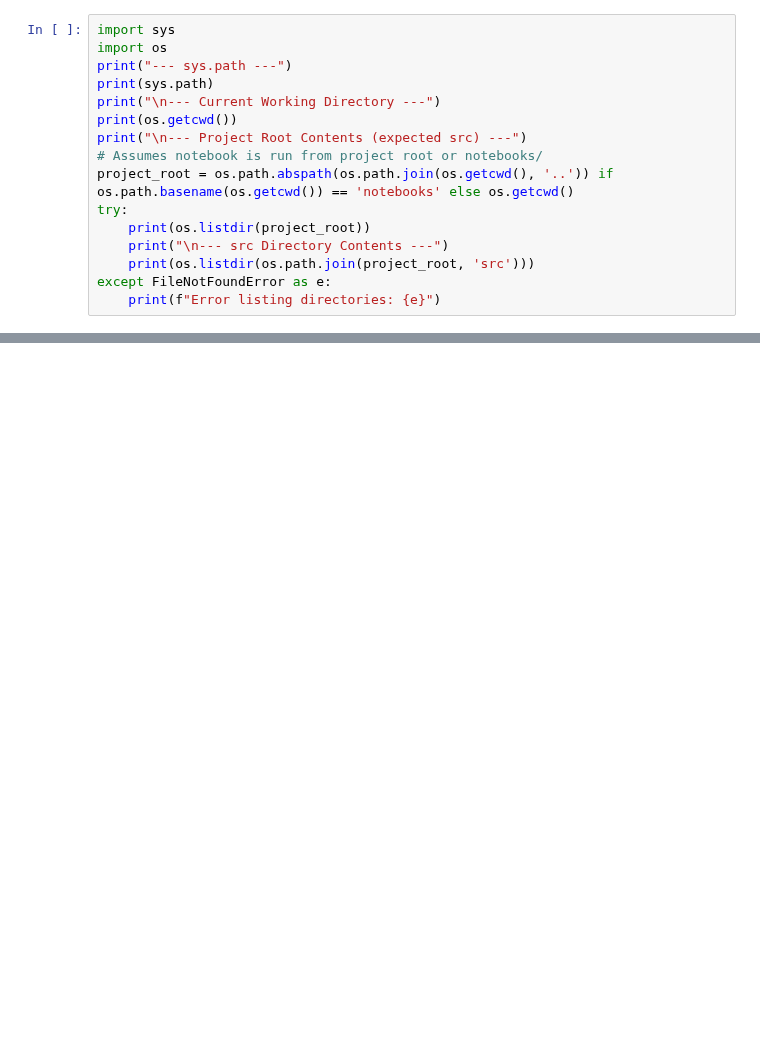
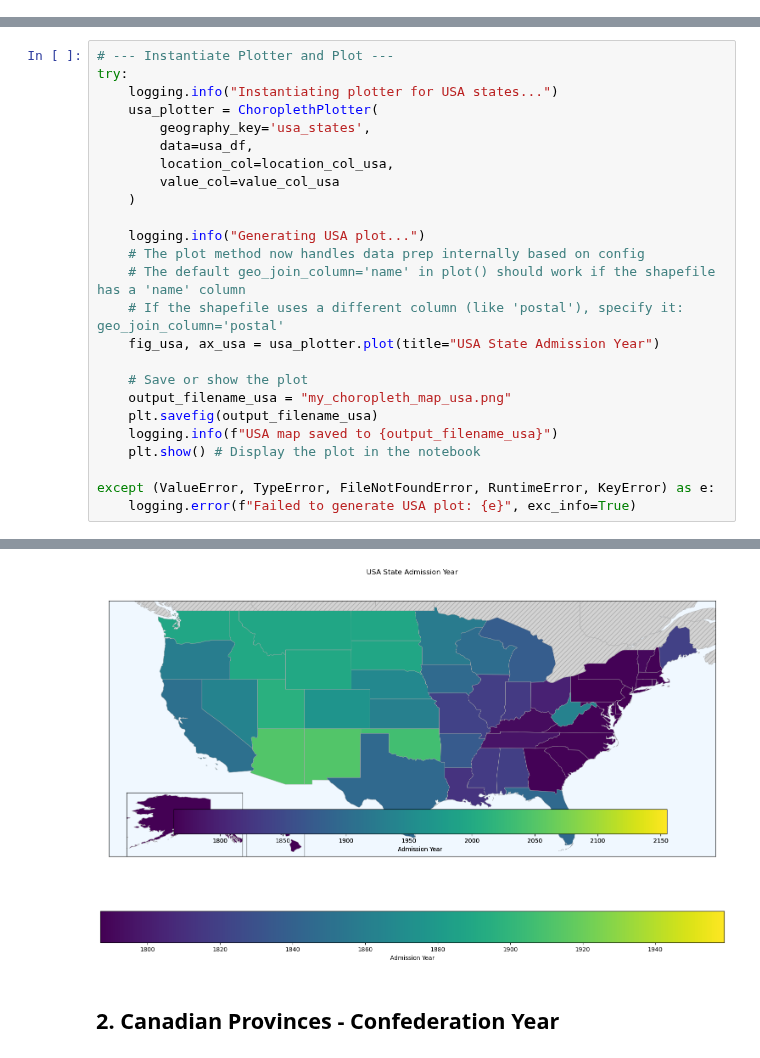
Before and after one commit to borealByte/clayPlotter, a Jupyter notebook: notebooks/test.ipynb, the cells around one changed output, grey strips where cells are left out. Drawn from its saved outputs; the diff is of its cells as text; blank space fills up the shorter version.

```diff
--- a/notebooks/test.ipynb
+++ b/notebooks/test.ipynb
@@ -1,16 +0,0 @@
-# %%
-import sys
-import os
-print("--- sys.path ---")
-print(sys.path)
-print("\n--- Current Working Directory ---")
-print(os.getcwd())
-print("\n--- Project Root Contents (expected src) ---")
-# Assumes notebook is run from project root or notebooks/
-project_root = os.path.abspath(os.path.join(os.getcwd(), '..')) if os.path.basename(os.getcwd()) == 'notebooks' else os.getcwd()
-try:
-    print(os.listdir(project_root))
-    print("\n--- src Directory Contents ---")
-    print(os.listdir(os.path.join(project_root, 'src')))
-except FileNotFoundError as e:
-    print(f"Error listing directories: {e}")
@@ -221,0 +46,26 @@ print("\nCanadian plot section finished.")
+# %%
+# --- Instantiate Plotter and Plot ---
+try:
+    logging.info("Instantiating plotter for USA states...")
+    usa_plotter = ChoroplethPlotter(
+        geography_key='usa_states',
+        data=usa_df,
+        location_col=location_col_usa,
+        value_col=value_col_usa
+    )
+
+    logging.info("Generating USA plot...")
+    # The plot method now handles data prep internally based on config
+    # The default geo_join_column='name' in plot() should work if the shapefile has a 'name' column
+    # If the shapefile uses a different column (like 'postal'), specify it: geo_join_column='postal'
+    fig_usa, ax_usa = usa_plotter.plot(title="USA State Admission Year")
+
+    # Save or show the plot
+    output_filename_usa = "my_choropleth_map_usa.png"
+    plt.savefig(output_filename_usa)
+    logging.info(f"USA map saved to {output_filename_usa}")
+    plt.show() # Display the plot in the notebook
+
+except (ValueError, TypeError, FileNotFoundError, RuntimeError, KeyError) as e:
+    logging.error(f"Failed to generate USA plot: {e}", exc_info=True)
+# %% [output]
@@ -221,0 +86,3 @@ print("\nCanadian plot section finished.")
+[figure, added]
+# %% [markdown]
+## 2. Canadian Provinces - Confederation Year
```
Also changed, not shown: parts of 11 cells of this notebook, 3 other files.
